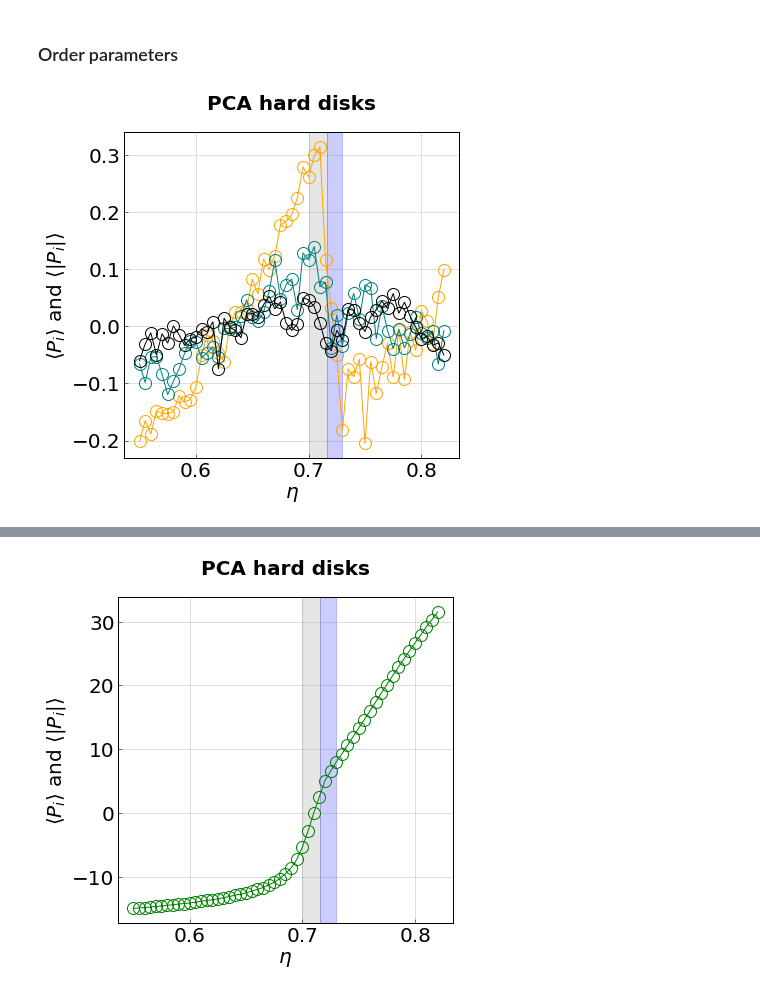
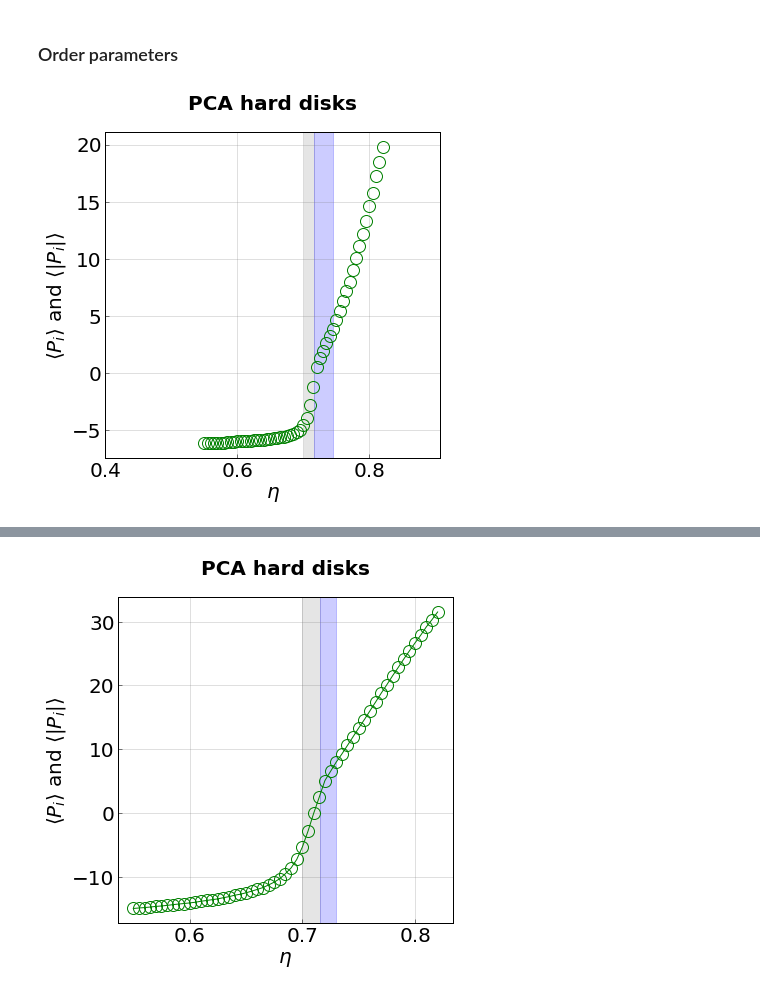
Before and after one commit to truskett-group-ut/hard_disks_pca, a Jupyter notebook: analysis_notebook.ipynb, the cells around one changed output, grey strips where cells are left out. Saved outputs shown, nothing was run; the diff lists cells and outputs as text; code cells hidden in the pictures.

```diff
--- a/analysis_notebook.ipynb
+++ b/analysis_notebook.ipynb
@@ -584,7 +563,7 @@ for i in arange(6,100,6):
 
 #plot the principal components
 colors = 200*['green', 'purple', 'orange', 'teal', 'black', 'red']
-for i in range(1,2):
+for i in range(15,16):
     p_data = components[i]
     plt.plot(1+array(range(len(p_data))), p_data, marker='o', linewidth = 1.0, markersize=5, color = colors[i])
 
@@ -605,7 +584,7 @@ plt.rcParams['xtick.direction'] = 'in'
 plt.rcParams['ytick.direction'] = 'in'
 
 #axis range and labels (also specify if log or not)
-#plt.xlim(0,100)
+#plt.xlim(0,400)
 #plt.ylim(-0.001,0.001)
 #plt.ylim(0,0.5)
 #plt.ylim(-2,1.5)
@@ -627,4 +606,4 @@ plt.show()
 # %%
-for i in range(20):
-    plt.plot(components[3][i*50:i*50+50], markersize=5, marker='o')
+for i in range(5):
+    plt.plot(components[0][i*100:i*100+100], markersize=5, marker='o')
 # %% [output]
@@ -642,47 +621,50 @@ True
 # %%
 #highlight the transition region if found
 plt.axvspan(0.700, 0.716, alpha=0.2, color='grey')
-plt.axvspan(0.716, 0.730, alpha=0.2, color='blue')
+plt.axvspan(0.716, 0.745, alpha=0.2, color='blue')
 
 #plot the principal components
 colors = 200*['green', 'purple', 'orange', 'teal', 'black', 'red']
-for i in range(2,5): #12,13
+for i in range(0,1): #12,13
     p_data = OPs[:,i]
-    plt.plot(etas, (p_data), marker='o', linewidth = 1.0, markersize=12, color = colors[i], markerfacecolor='None')
-    p_data = OPs_abs[:,i]
+    plt.plot(etas, -(p_data), marker='o', linewidth = 0.0, markersize=12, color = colors[i], markerfacecolor='None')
+    p_data = OPs_10_100[:,i]
+    #plt.plot(etas, -(p_data), marker='o', linewidth = 0.0, markersize=4, color = colors[i], markerfacecolor='green')
+    #p_data = OPs_abs[:,i]
     #plt.plot(etas, (p_data), marker='o', linewidth = 1.0, markersize=12, color = colors[i])
+#plt.plot(etas[1:], -(OPs[:,0][1:]-OPs[:,0][:-1])/(etas[1]-etas[0]), marker='o', linewidth = 1.0, markersize=12, color = colors[i], markerfacecolor='None')
 
 #backround grid details
 axes = plt.gca()
 axes.grid(b = True, which = 'both', axis = 'both', color = 'gray', linestyle = '-', alpha = 0.5, linewidth = 0.5)
 axes.set_axis_bgcolor('white')
 
 #font scpecifications
 title_font = {'family' : 'arial', 'color'  : 'black', 'weight' : 'heavy','size': 20}
 axis_label_font = {'family' : 'arial', 'color'  : 'black', 'weight' : 'normal','size': 20}
 
 #figure size and tick style
 plt.rcParams["figure.figsize"] = [6,6]
 plt.rc('axes',edgecolor='black',linewidth=1)
 plt.tick_params(which='both', axis='both', color='black', length=4, width=0.5)
 plt.rcParams['xtick.direction'] = 'in'
 plt.rcParams['ytick.direction'] = 'in'
 
 #axis range and labels (also specify if log or not)
-#plt.xlim(0.60, 0.84)
-#plt.ylim(1,4)
+plt.xlim(0.4, 0.9069)
+#plt.ylim(1,3)
 
-#plt.ylim(-0.1,0.1)
+#plt.ylim(-7,5)
 #plt.yscale('log')
 
 #plt.yscale('log')
 plt.xlabel(r'$\eta$', y=3, fontsize=20, fontdict = axis_label_font)
 plt.ylabel(r'$\langle P_{i} \rangle$ and $\langle |P_{i}| \rangle$', fontsize=20, fontdict = axis_label_font)
 
 #title and axis labels
 plt.tick_params(axis='both', labelsize=20)
 plt.title('PCA hard disks', y=1.05, fontdict = title_font)
 
 plt.show()
 # %% [output]
-[figure, old version]
+[figure, new version]
```
Also changed, not shown: parts of 12 cells of this notebook, 2 other files.
